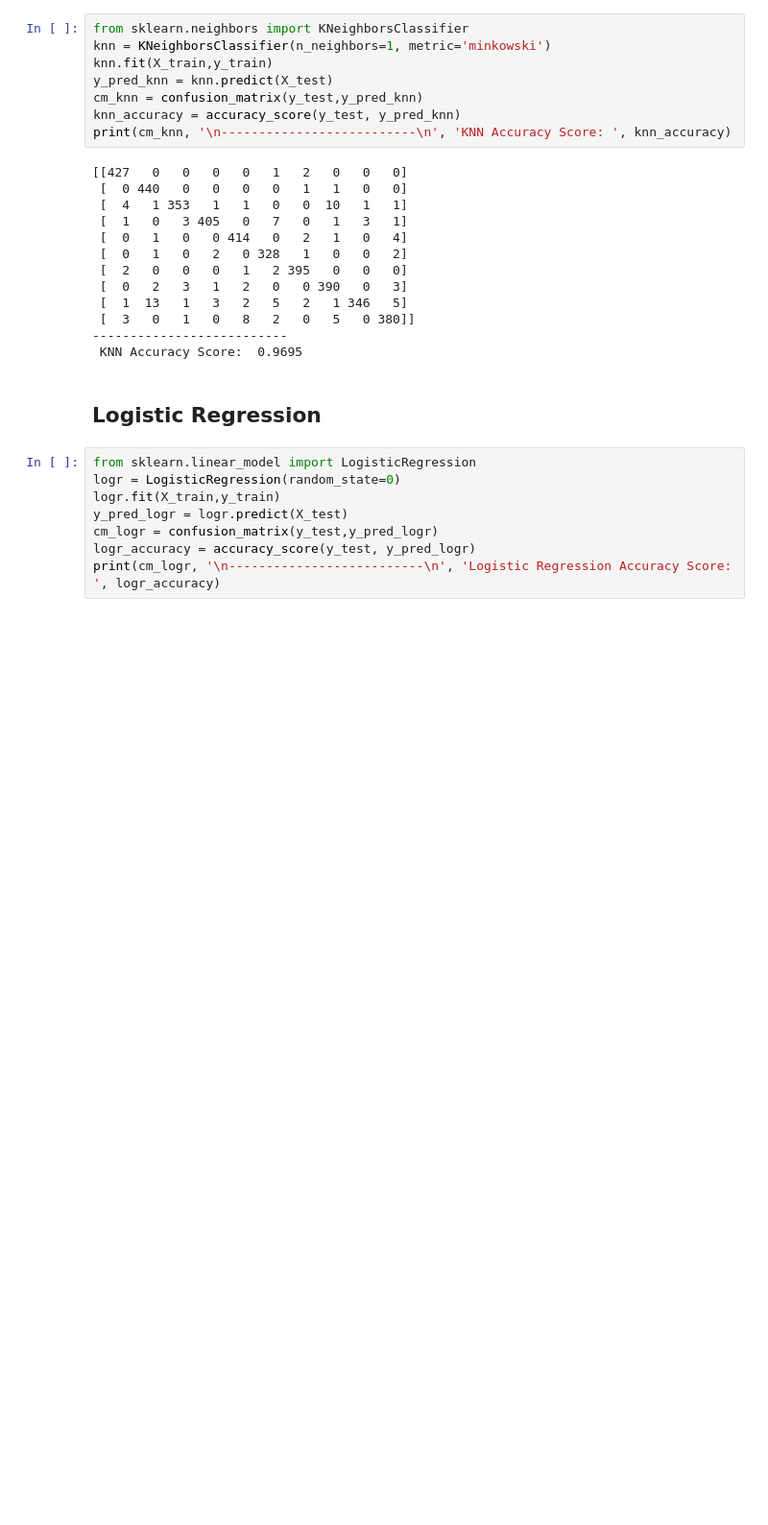
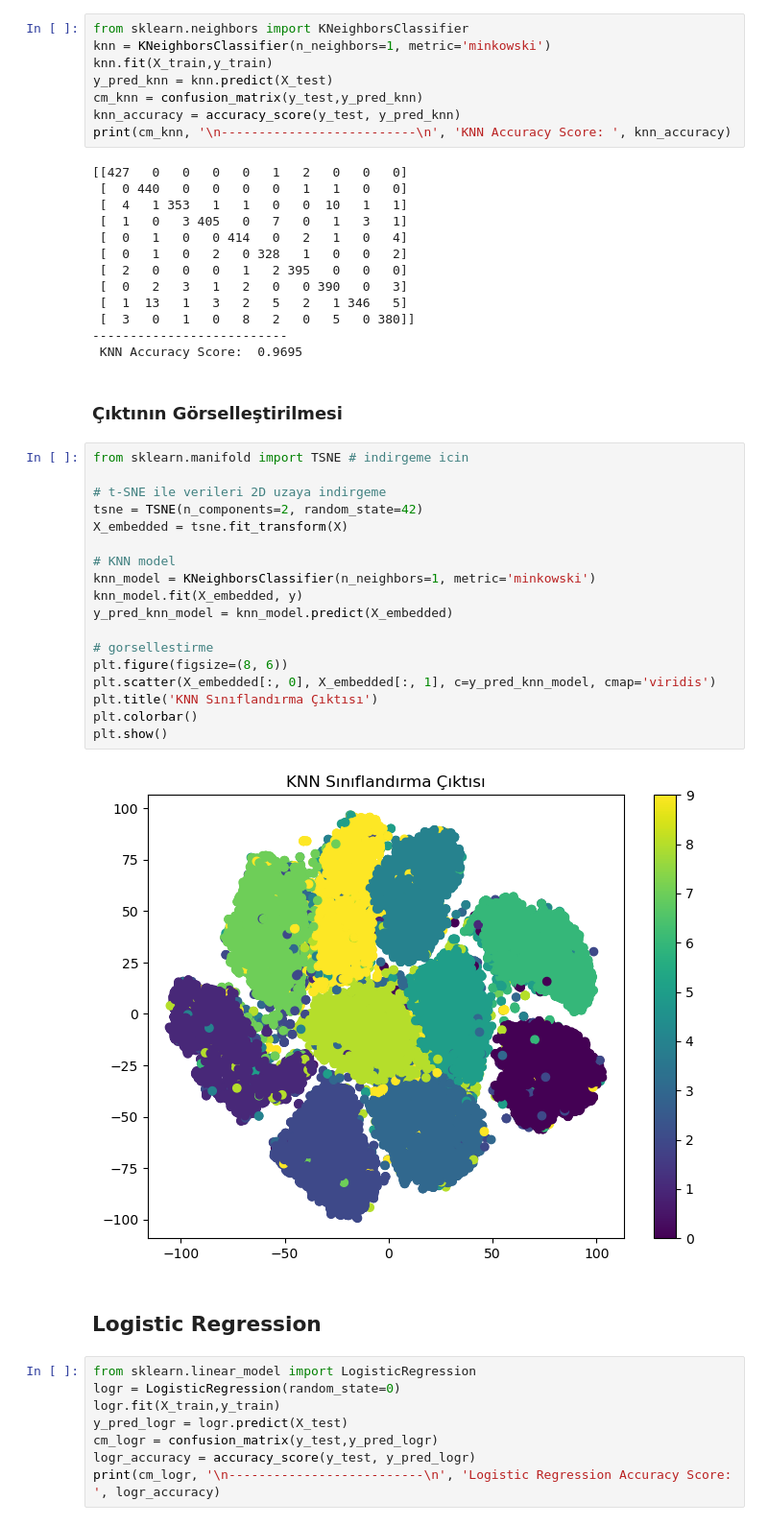
Before and after one commit to enesmanan/turkce-kitaplar, a Jupyter notebook: Python ile Veri Bilimi/Extra/sayi-tanima.ipynb, the cells around one changed output. Shown at 96% size. Saved outputs shown, nothing was run; the diff lists cells and outputs as text; blank space fills up the shorter version.

```diff
--- a/Python ile Veri Bilimi/Extra/sayi-tanima.ipynb
+++ b/Python ile Veri Bilimi/Extra/sayi-tanima.ipynb
@@ -151,6 +137,28 @@ print(cm_knn, '\n--------------------------\n', 'KNN Accuracy Score: ', knn_accu
  [  3   0   1   0   8   2   0   5   0 380]]
 --------------------------
  KNN Accuracy Score:  0.9695
+# %% [markdown]
+### Çıktının Görselleştirilmesi
+# %%
+from sklearn.manifold import TSNE # indirgeme icin
+
+# t-SNE ile verileri 2D uzaya indirgeme
+tsne = TSNE(n_components=2, random_state=42)
+X_embedded = tsne.fit_transform(X)
+
+# KNN model
+knn_model = KNeighborsClassifier(n_neighbors=1, metric='minkowski')
+knn_model.fit(X_embedded, y)
+y_pred_knn_model = knn_model.predict(X_embedded)
+
+# gorsellestirme
+plt.figure(figsize=(8, 6))
+plt.scatter(X_embedded[:, 0], X_embedded[:, 1], c=y_pred_knn_model, cmap='viridis')
+plt.title('KNN Sınıflandırma Çıktısı')
+plt.colorbar()
+plt.show()
+# %% [output]
+[figure, added]
 # %% [markdown]
 ## Logistic Regression
 # %%
```
Also changed, not shown: parts of 28 cells of this notebook.
